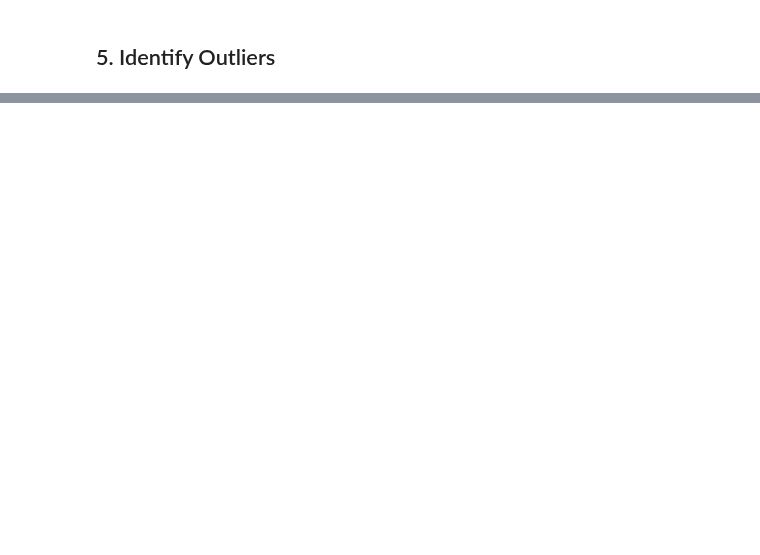
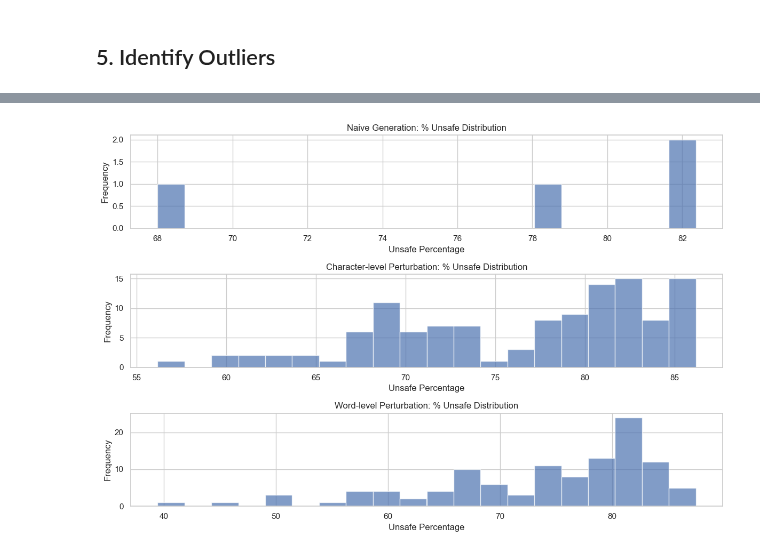
Before and after one commit to Ztrimus/llm-sensitivity, a Jupyter notebook: src/notebooks/llama-guard-response-analysis.ipynb, the cells around one changed output, grey strips where cells are left out. Drawn from its saved outputs; the diff is of its cells as text; code cells hidden in the pictures; blank space fills up the shorter version.

```diff
--- a/src/notebooks/llama-guard-response-analysis.ipynb
+++ b/src/notebooks/llama-guard-response-analysis.ipynb
@@ -261,0 +264,8 @@ Low Safe Percentage Datasets:
+# %%
+# Filtering columns based on the naming patterns provided
+char_columns = analysis_df[analysis_df["columns"].str.startswith("Question_char")]
+word_columns = analysis_df[analysis_df["columns"].str.startswith("Question_word")]
+naive_columns = analysis_df[
+    ~analysis_df["columns"].str.startswith("Question_char")
+    & ~analysis_df["columns"].str.startswith("Question_word")
+]
@@ -261,0 +312,31 @@ Low Safe Percentage Datasets:
+# %%
+import matplotlib.pyplot as plt
+
+# Plotting histograms for visual comparison of %unsafe across different perturbation types
+plt.figure(figsize=(12, 8))
+
+# Naive Generation histogram
+plt.subplot(3, 1, 1)
+plt.hist(naive_columns["unsafe_per"], bins=20, alpha=0.7)
+plt.title("Naive Generation: % Unsafe Distribution")
+plt.xlabel("Unsafe Percentage")
+plt.ylabel("Frequency")
+
+# Character-level Perturbation histogram
+plt.subplot(3, 1, 2)
+plt.hist(char_columns["unsafe_per"], bins=20, alpha=0.7)
+plt.title("Character-level Perturbation: % Unsafe Distribution")
+plt.xlabel("Unsafe Percentage")
+plt.ylabel("Frequency")
+
+# Word-level Perturbation histogram
+plt.subplot(3, 1, 3)
+plt.hist(word_columns["unsafe_per"], bins=20, alpha=0.7)
+plt.title("Word-level Perturbation: % Unsafe Distribution")
+plt.xlabel("Unsafe Percentage")
+plt.ylabel("Frequency")
+
+plt.tight_layout()
+plt.show()
+# %% [output]
+[figure, added]
```
Also changed, not shown: parts of 7 cells of this notebook.
